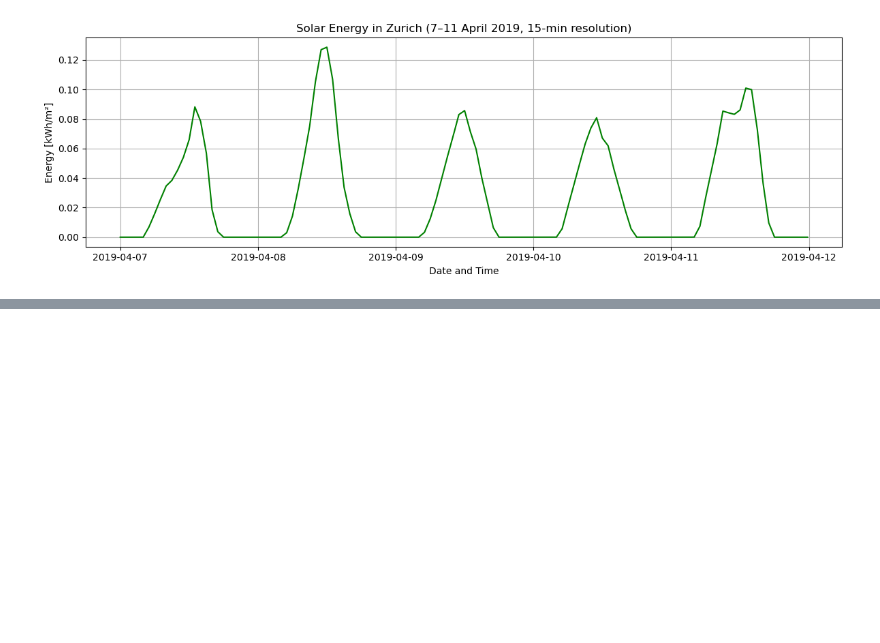
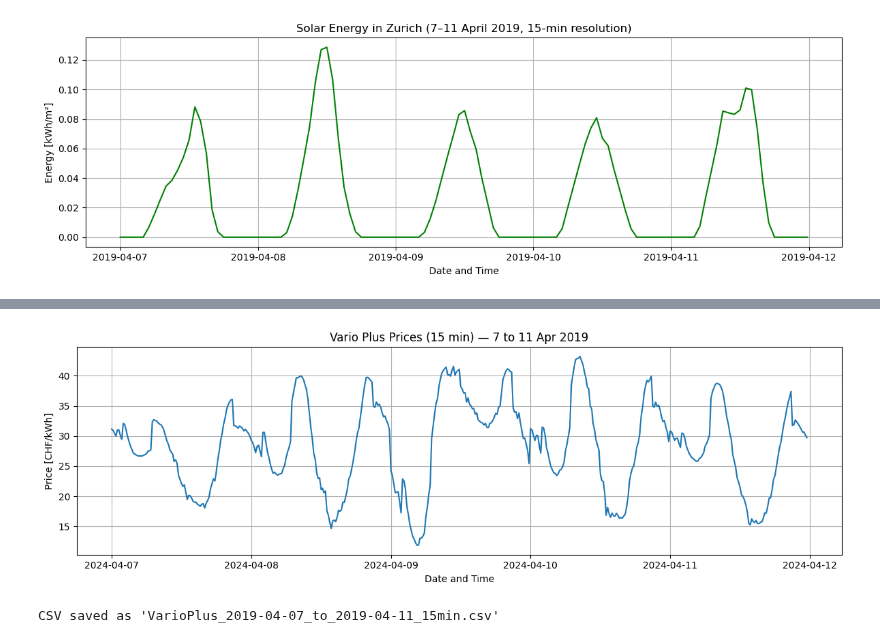
Before and after one commit to mauriacantoine/OptiDemandResponse, a Jupyter notebook: Data_Loading.ipynb, the cells around one changed output, grey strips where cells are left out. Drawn from its saved outputs; the diff is of its cells as text; code cells hidden in the pictures; blank space fills up the shorter version.

```diff
--- a/Data_Loading.ipynb
+++ b/Data_Loading.ipynb
@@ -102,0 +204,24 @@ solar_energy.to_csv('Solar_Energy_Zurich_15min.csv')
+# %%
+prices_15min = fetch_vario_plus_15min('2024-04-07', '2024-04-11')
+
+# Quick sanity check
+print(prices_15min.head())
+print(f"Total 15-min points: {len(prices_15min)}")
+
+# Plot the 15-min price curve
+plt.figure(figsize=(12, 4))
+plt.plot(prices_15min.index, prices_15min['price'])
+plt.title('Vario Plus Prices (15 min) — 7 to 11 Apr 2019')
+plt.xlabel('Date and Time')
+plt.ylabel('Price [CHF/kWh]')
+plt.grid(True)
+plt.tight_layout()
+plt.show()
+
+# Save to CSV with 'time' as the index column
+prices_15min.to_csv(
+    'VarioPlus_2019-04-07_to_2019-04-11_15min.csv',
+    index_label='time'
+)
+print("CSV saved as 'VarioPlus_2019-04-07_to_2019-04-11_15min.csv'")
+# %% [output]
@@ -102,0 +236,2 @@ solar_energy.to_csv('Solar_Energy_Zurich_15min.csv')
+[figure, added]
+CSV saved as 'VarioPlus_2019-04-07_to_2019-04-11_15min.csv'
```
Also changed, not shown: parts of 6 cells of this notebook, 5 other files.
